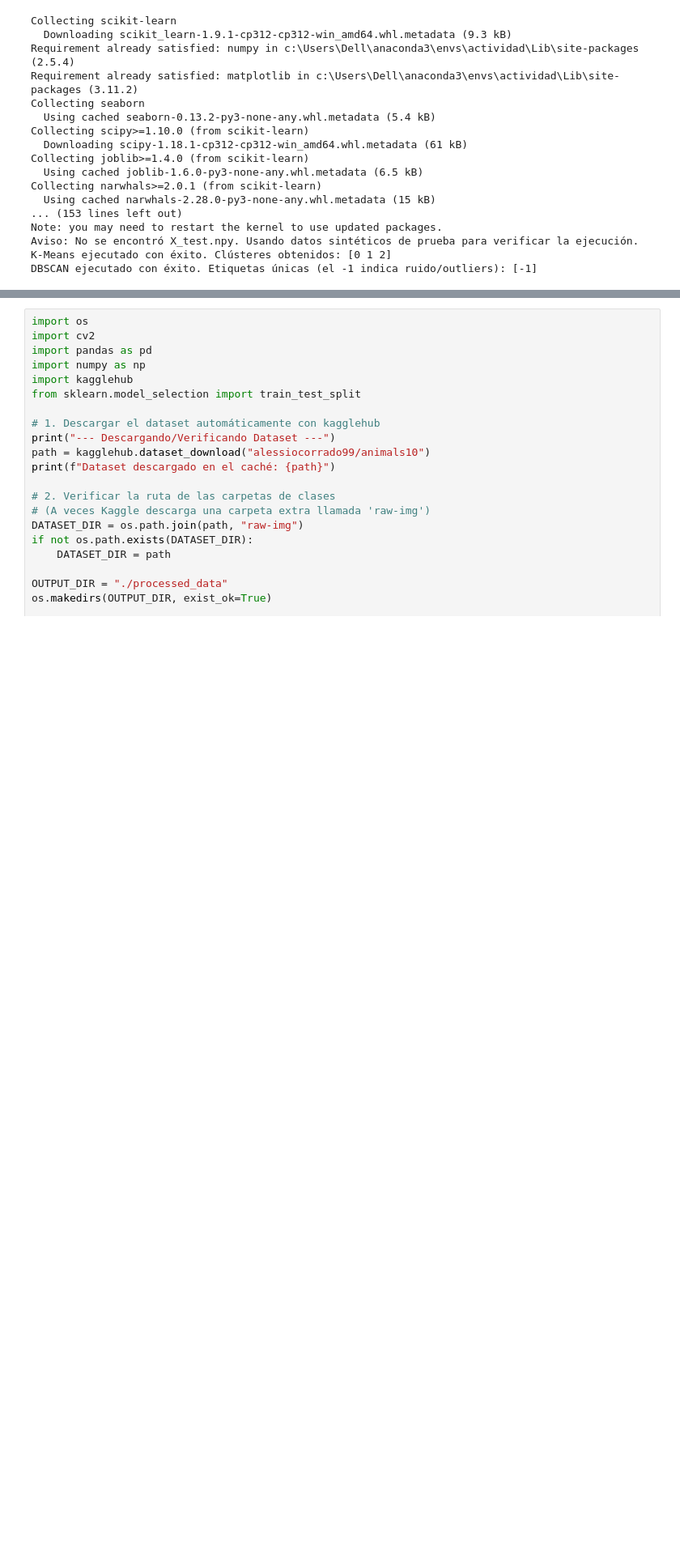
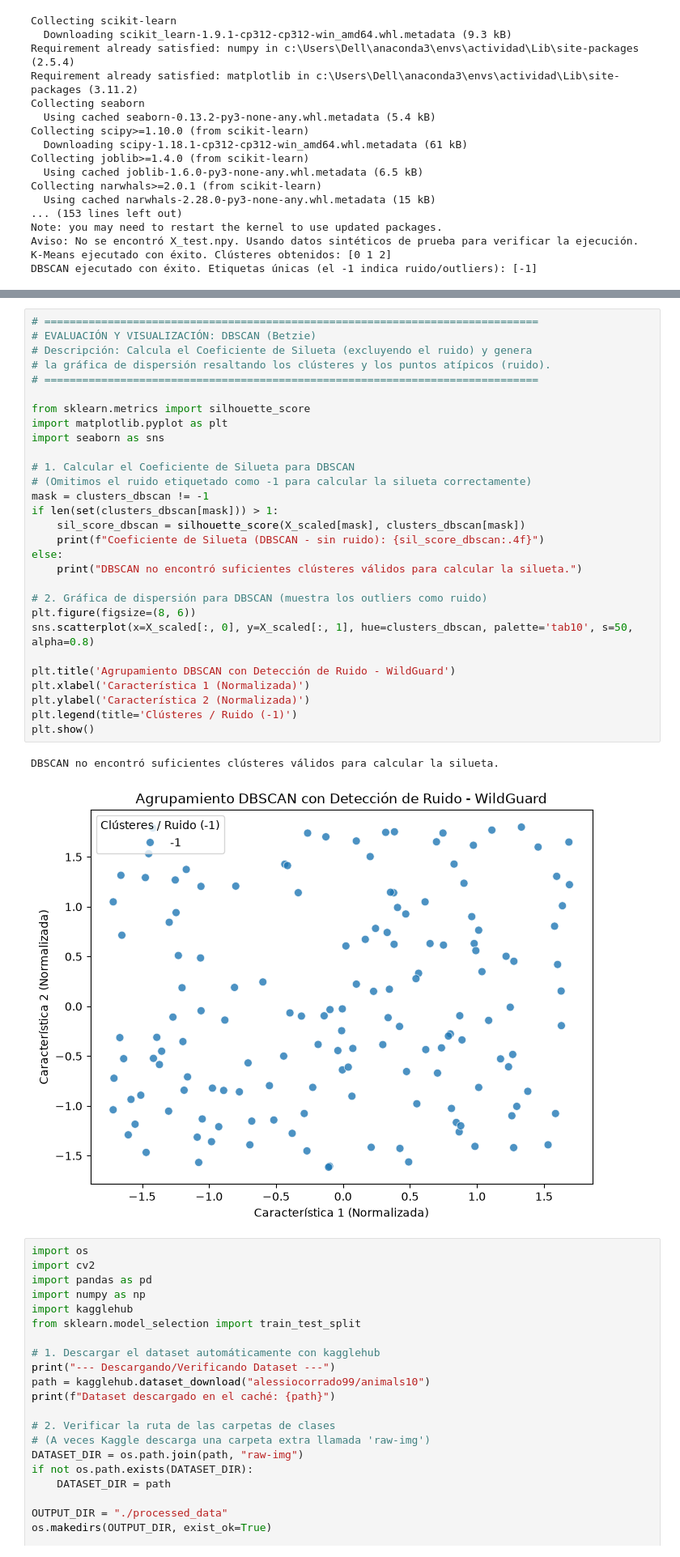
Before and after one commit to abrahamceballos839-crypto/WildGuard-Fauna, a Jupyter notebook: WildGuard-Fauna.ipynb, the cells around one changed output, grey strips where cells are left out. Shown at 81% size. Drawn from its saved outputs; the diff is of its cells as text; blank space fills up the shorter version.

```diff
--- a/WildGuard-Fauna.ipynb
+++ b/WildGuard-Fauna.ipynb
@@ -88,3 +119,35 @@ DBSCAN ejecutado con éxito. Etiquetas únicas (el -1 indica ruido/outliers): [-
+# %%
+# ==============================================================================
+# EVALUACIÓN Y VISUALIZACIÓN: DBSCAN (Betzie)
+# Descripción: Calcula el Coeficiente de Silueta (excluyendo el ruido) y genera
+# la gráfica de dispersión resaltando los clústeres y los puntos atípicos (ruido).
+# ==============================================================================
+
+from sklearn.metrics import silhouette_score
+import matplotlib.pyplot as plt
+import seaborn as sns
+
+# 1. Calcular el Coeficiente de Silueta para DBSCAN
+# (Omitimos el ruido etiquetado como -1 para calcular la silueta correctamente)
+mask = clusters_dbscan != -1
+if len(set(clusters_dbscan[mask])) > 1:
+    sil_score_dbscan = silhouette_score(X_scaled[mask], clusters_dbscan[mask])
+    print(f"Coeficiente de Silueta (DBSCAN - sin ruido): {sil_score_dbscan:.4f}")
+else:
+    print("DBSCAN no encontró suficientes clústeres válidos para calcular la silueta.")
+
+# 2. Gráfica de dispersión para DBSCAN (muestra los outliers como ruido)
+plt.figure(figsize=(8, 6))
+sns.scatterplot(x=X_scaled[:, 0], y=X_scaled[:, 1], hue=clusters_dbscan, palette='tab10', s=50, alpha=0.8)
+
+plt.title('Agrupamiento DBSCAN con Detección de Ruido - WildGuard')
+plt.xlabel('Característica 1 (Normalizada)')
+plt.ylabel('Característica 2 (Normalizada)')
+plt.legend(title='Clústeres / Ruido (-1)')
+plt.show()
+# %% [output]
+DBSCAN no encontró suficientes clústeres válidos para calcular la silueta.
+[figure, added]
 # %%
 import os
 import cv2
```
Also changed, not shown: parts of 1 cell of this notebook.
